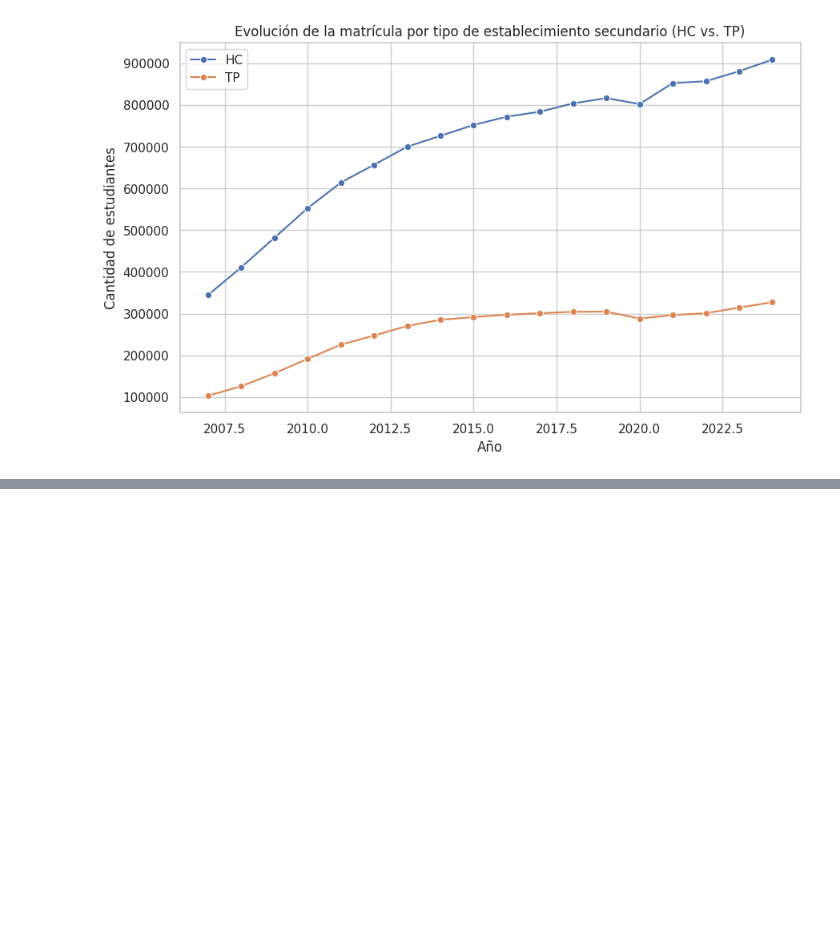
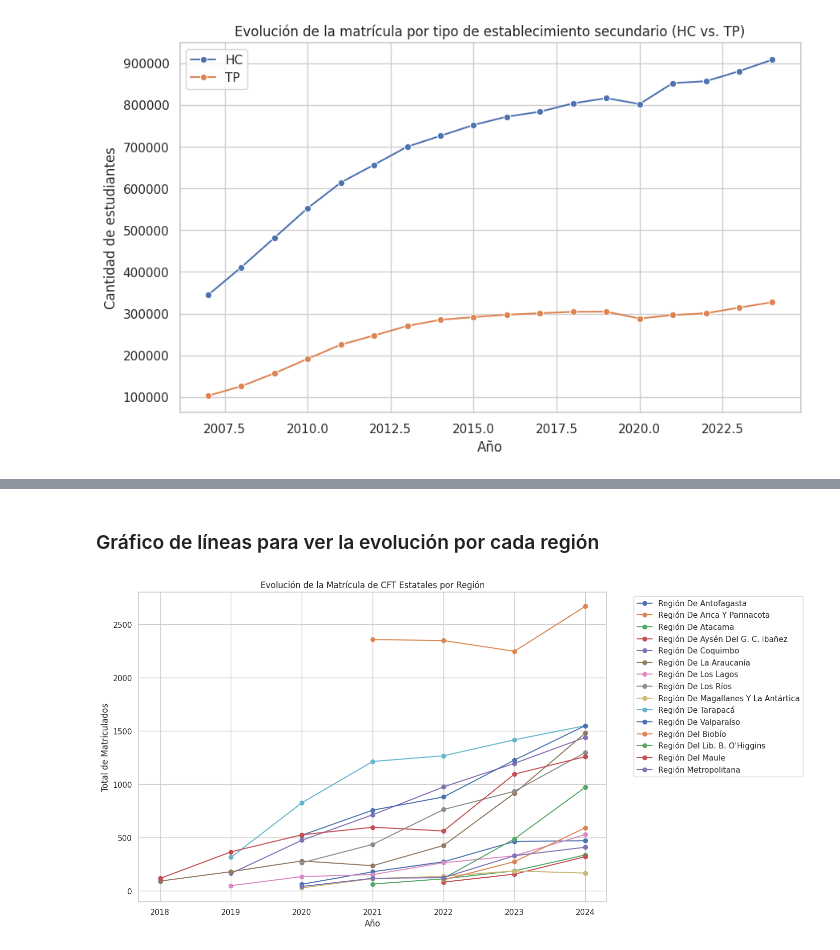
Before and after one commit to davidlealo/cft_estatales_analisis, a Jupyter notebook: analisis.ipynb, the cells around one changed output, grey strips where cells are left out. Saved outputs shown, nothing was run; the diff lists cells and outputs as text; code cells hidden in the pictures; blank space fills up the shorter version.

```diff
--- a/analisis.ipynb
+++ b/analisis.ipynb
@@ -1343,0 +1620,17 @@ Evolución por tipo de establecimiento secundario:
+# %% [markdown]
+### Gráfico de líneas para ver la evolución por cada región
+# %%
+import matplotlib.pyplot as plt
+import seaborn as sns
+
+plt.figure(figsize=(12,8))
+for region in pivot_region.columns:
+    plt.plot(pivot_region.index, pivot_region[region], marker="o", label=region)
+plt.xlabel("Año")
+plt.ylabel("Total de Matriculados")
+plt.title("Evolución de la Matrícula de CFT Estatales por Región")
+plt.legend(bbox_to_anchor=(1.05, 1), loc="upper left")
+plt.grid(True)
+plt.show()
+# %% [output]
+[figure, added]
```
Also changed, not shown: parts of 18 cells of this notebook.
